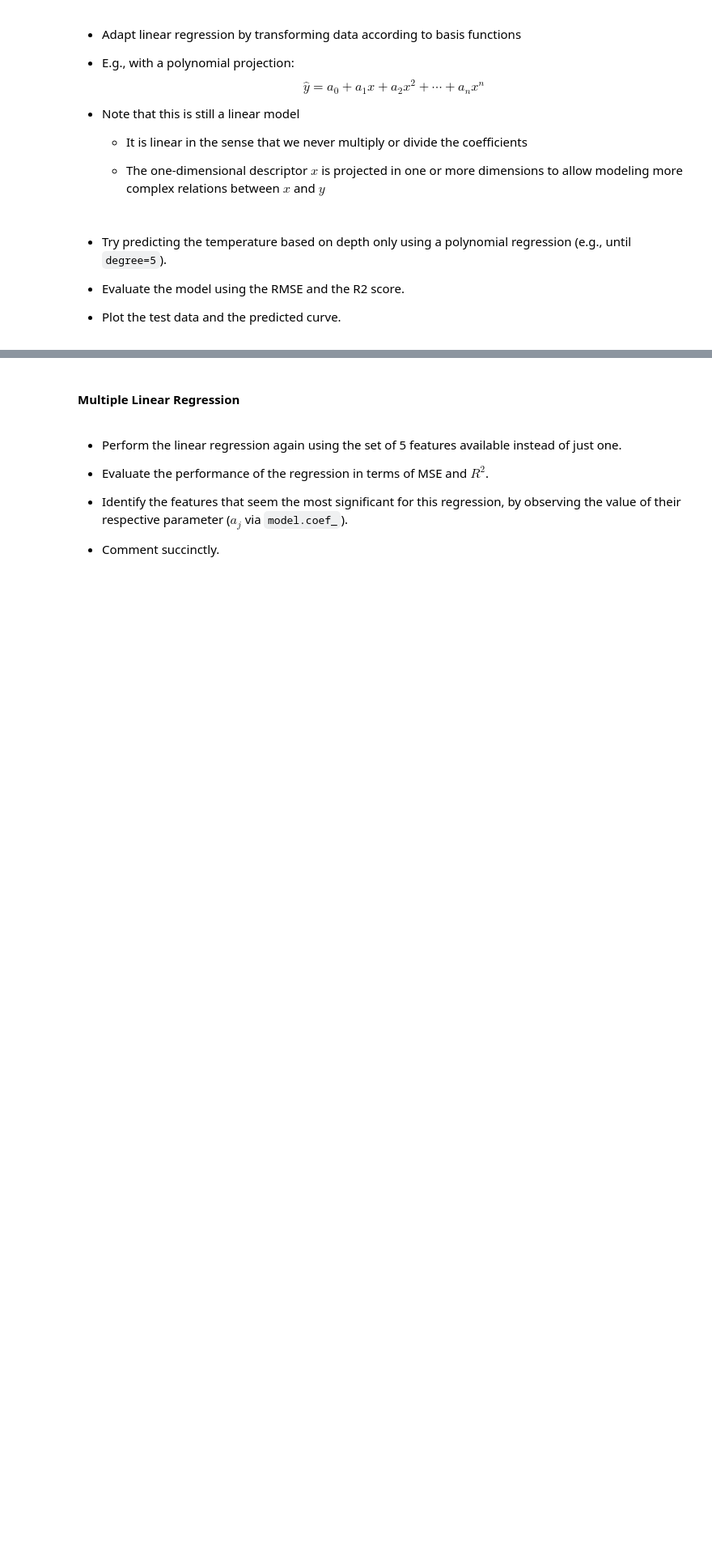
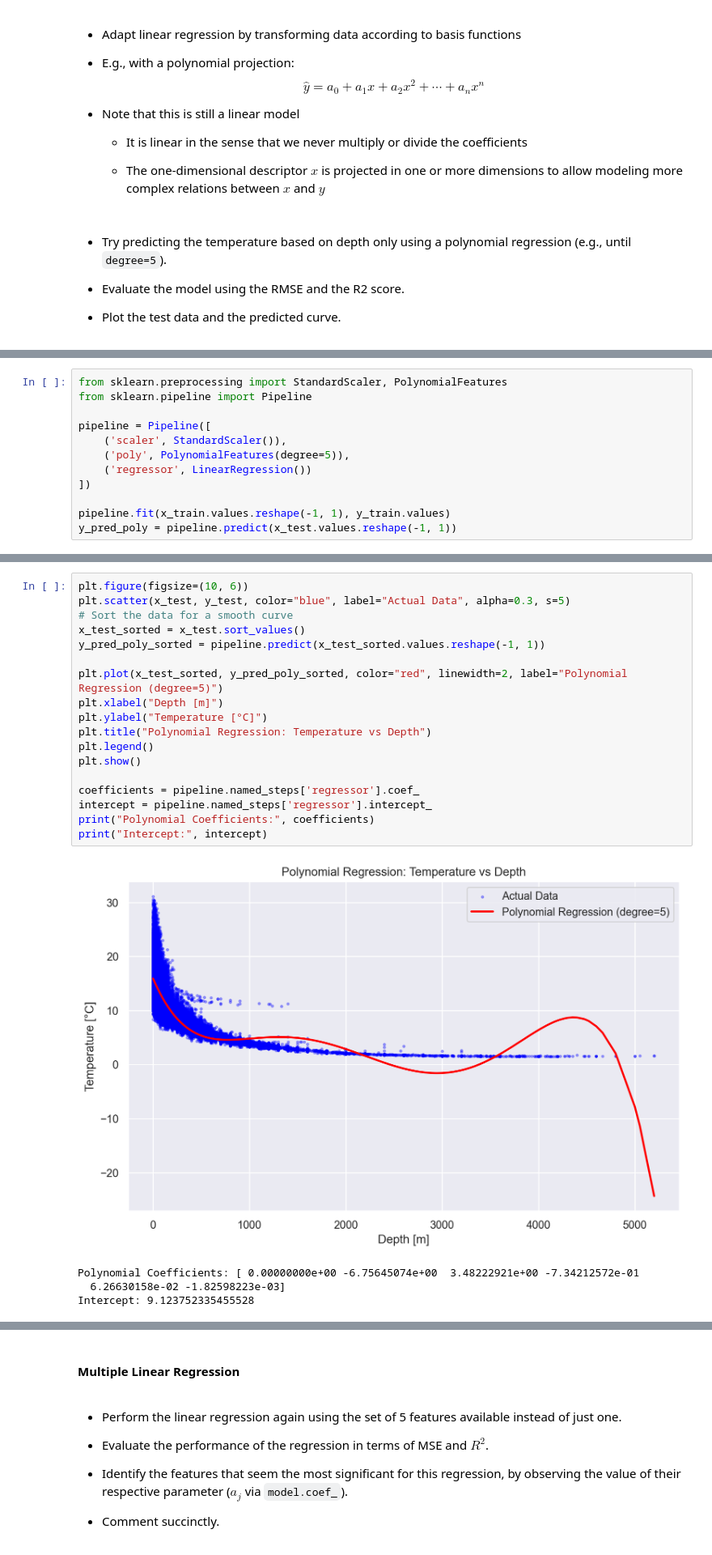
Before and after one commit to Wubpooz/APP5, a Jupyter notebook: Apprentissage_Automatise/TP 3 - Intro Scikit-Learn - Regression.ipynb, the cells around one changed output, grey strips where cells are left out. Shown at 81% size. Drawn from its saved outputs; the diff is of its cells as text; blank space fills up the shorter version.

```diff
--- a/Apprentissage_Automatise/TP 3 - Intro Scikit-Learn - Regression.ipynb
+++ b/Apprentissage_Automatise/TP 3 - Intro Scikit-Learn - Regression.ipynb
@@ -396,0 +397,12 @@ plt.show()
+# %%
+from sklearn.preprocessing import StandardScaler, PolynomialFeatures
+from sklearn.pipeline import Pipeline
+
+pipeline = Pipeline([
+    ('scaler', StandardScaler()),
+    ('poly', PolynomialFeatures(degree=5)),
+    ('regressor', LinearRegression())
+])
+
+pipeline.fit(x_train.values.reshape(-1, 1), y_train.values)
+y_pred_poly = pipeline.predict(x_test.values.reshape(-1, 1))
@@ -396,0 +422,23 @@ plt.show()
+# %%
+plt.figure(figsize=(10, 6))
+plt.scatter(x_test, y_test, color="blue", label="Actual Data", alpha=0.3, s=5)
+# Sort the data for a smooth curve
+x_test_sorted = x_test.sort_values()
+y_pred_poly_sorted = pipeline.predict(x_test_sorted.values.reshape(-1, 1))
+
+plt.plot(x_test_sorted, y_pred_poly_sorted, color="red", linewidth=2, label="Polynomial Regression (degree=5)")
+plt.xlabel("Depth [m]")
+plt.ylabel("Temperature [°C]")
+plt.title("Polynomial Regression: Temperature vs Depth")
+plt.legend()
+plt.show()
+
+coefficients = pipeline.named_steps['regressor'].coef_
+intercept = pipeline.named_steps['regressor'].intercept_
+print("Polynomial Coefficients:", coefficients)
+print("Intercept:", intercept)
+# %% [output]
+[figure, added]
+Polynomial Coefficients: [ 0.00000000e+00 -6.75645074e+00  3.48222921e+00 -7.34212572e-01
+  6.26630158e-02 -1.82598223e-03]
+Intercept: 9.123752335455528
```
Also changed, not shown: parts of 9 cells of this notebook.
